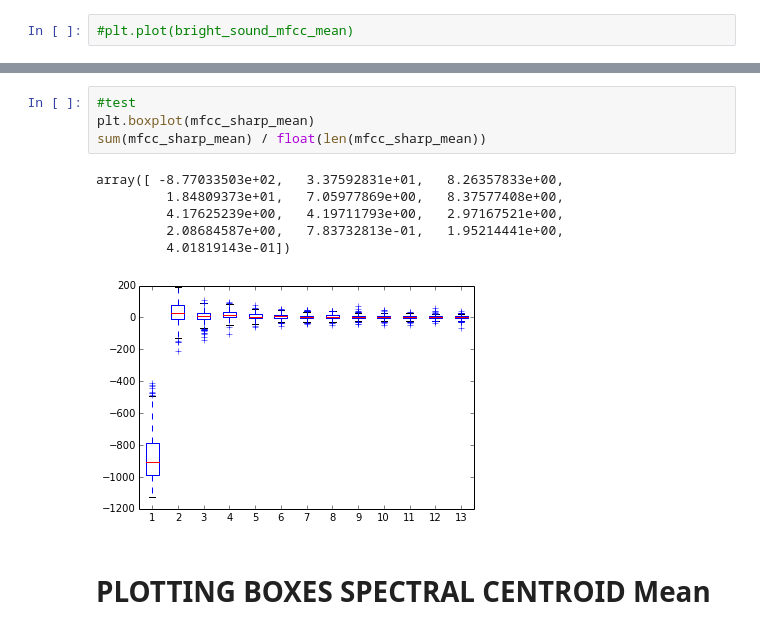
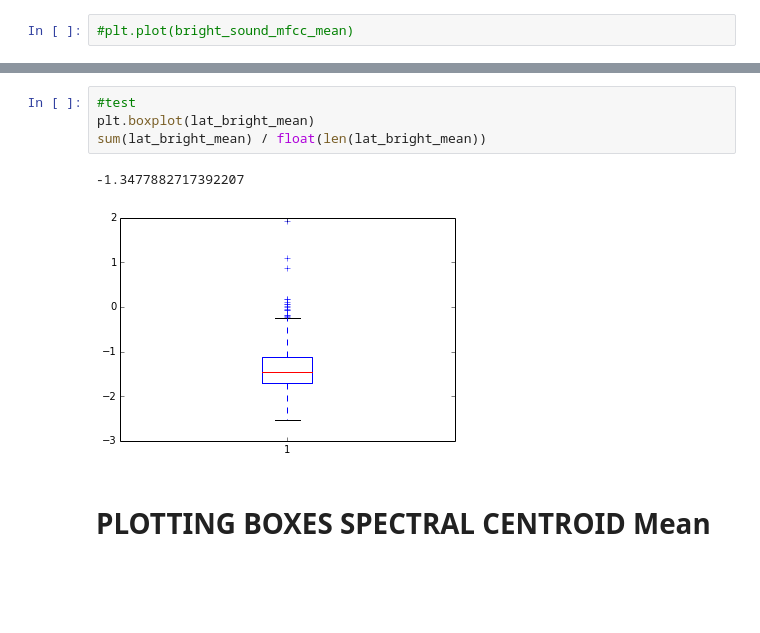
Before and after one commit to pedrogogo/SMC_Th, a Jupyter notebook: json_read_computing_essentia_descriptors.ipynb, the cells around one changed output, grey strips where cells are left out. Saved outputs shown, nothing was run; the diff lists cells and outputs as text; blank space fills up the shorter version.

```diff
--- a/json_read_computing_essentia_descriptors.ipynb
+++ b/json_read_computing_essentia_descriptors.ipynb
@@ -439,14 +492,10 @@ oteher_sharp_mean = np.array(oteher_sharp_mean)
 # %%
 #test
-plt.boxplot(mfcc_sharp_mean)
-sum(mfcc_sharp_mean) / float(len(mfcc_sharp_mean))
+plt.boxplot(lat_bright_mean)
+sum(lat_bright_mean) / float(len(lat_bright_mean))
 # %% [output]
-array([ -8.77033503e+02,   3.37592831e+01,   8.26357833e+00,
-         1.84809373e+01,   7.05977869e+00,   8.37577408e+00,
-         4.17625239e+00,   4.19711793e+00,   2.97167521e+00,
-         2.08684587e+00,   7.83732813e-01,   1.95214441e+00,
-         4.01819143e-01])
+-1.3477882717392207
-[figure, old version]
+[figure, new version]
 # %% [markdown]
 # PLOTTING BOXES SPECTRAL CENTROID Mean
 # %%
```
Also changed, not shown: parts of 40 cells of this notebook.
